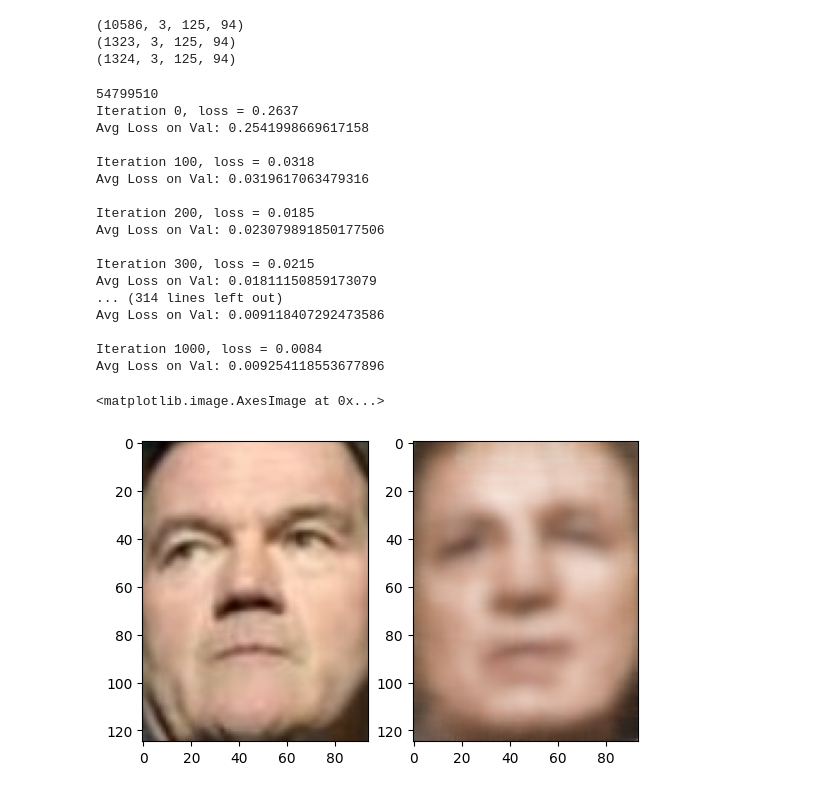
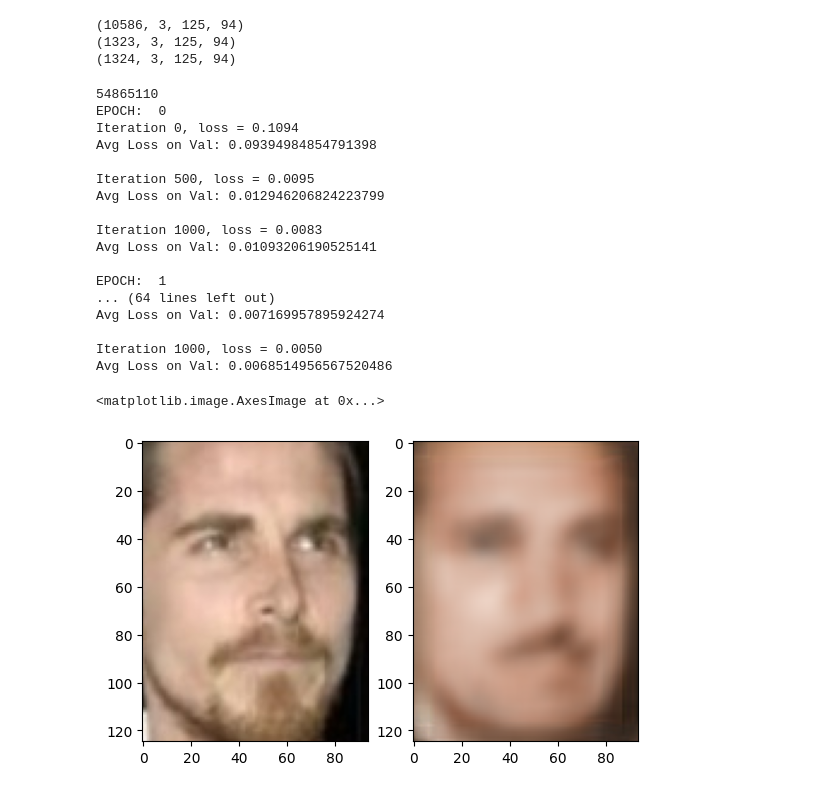
Before and after one commit to rwbakerUMASS/682-Final-Project, a Jupyter notebook: run_model.ipynb, the cells around one changed output. Drawn from its saved outputs; the diff is of its cells as text; code cells hidden in the pictures.

Commit message:
log cosh loss + improvements

```diff
--- a/run_model.ipynb
+++ b/run_model.ipynb
@@ -36,46 +36,47 @@ test_ds, test_dl = dl.test_dataset, dl.test_dataloader
 (1324, 3, 125, 94)
 # %%
 from model import Encoder, Decoder, AutoEncoder
+from loss import LogCoshLoss
 
 model = AutoEncoder()
 print(sum(p.numel() for p in model.parameters() if p.requires_grad))
 
 optim = torch.optim.Adam(model.parameters(), lr=1e-3)
 
-trainer = Trainer(model, optim, device, train_dl, val_dl)
+trainer = Trainer(model, optim, device, train_dl, val_dl, lossfn=LogCoshLoss())
 torch.cuda.empty_cache()
-trainer.train_model(epochs=10)
+trainer.train_model(epochs=8)
 # %% [output]
-54799510
-Iteration 0, loss = 0.2637
-Avg Loss on Val: 0.2541998669617158
+54865110
+EPOCH:  0
+Iteration 0, loss = 0.1094
+Avg Loss on Val: 0.09394984854791398
 
-Iteration 100, loss = 0.0318
-Avg Loss on Val: 0.0319617063479316
+Iteration 500, loss = 0.0095
+Avg Loss on Val: 0.012946206824223799
 
-Iteration 200, loss = 0.0185
-Avg Loss on Val: 0.023079891850177506
+Iteration 1000, loss = 0.0083
+Avg Loss on Val: 0.01093206190525141
 
-Iteration 300, loss = 0.0215
-Avg Loss on Val: 0.01811150859173079
-... (314 lines left out)
-Avg Loss on Val: 0.009118407292473586
+EPOCH:  1
+... (64 lines left out)
+Avg Loss on Val: 0.007169957895924274
 
-Iteration 1000, loss = 0.0084
-Avg Loss on Val: 0.009254118553677896
+Iteration 1000, loss = 0.0050
+Avg Loss on Val: 0.0068514956567520486
 # %%
 f = plt.figure()
-tensor_image, = test_ds[0]
+tensor_image, = test_ds[200]
 f.add_subplot(1,2,1)
 plt.imshow(tensor_image.permute(1, 2, 0))
 model.eval()
 with torch.no_grad():
     tensor_image = tensor_image.unsqueeze(0)
     scores = model(tensor_image.to(device))
 
 f.add_subplot(1,2,2)
 scores = scores.squeeze(0)
 plt.imshow(scores.to('cpu').permute(1, 2, 0))
 # %% [output]
 <matplotlib.image.AxesImage at 0x...>
-[figure, old version]
+[figure, new version]
```
Also changed, not shown: parts of 3 cells of this notebook, 4 other files.
